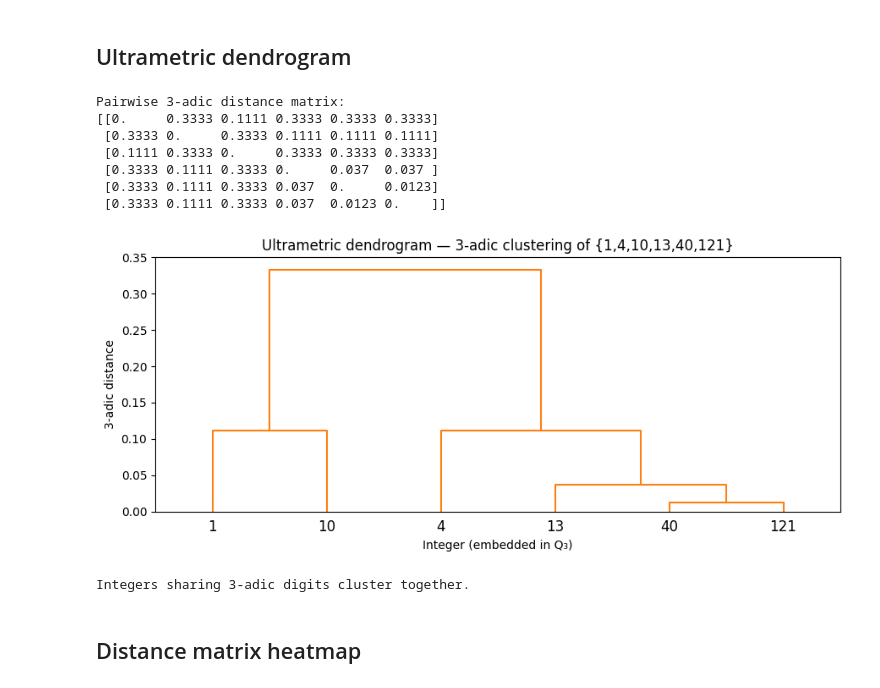
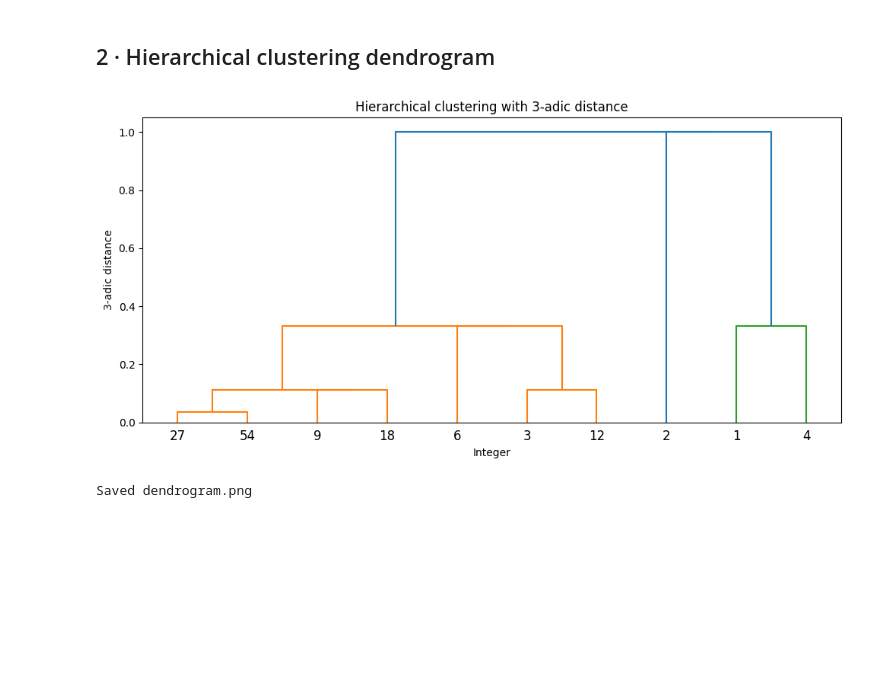
Before and after one commit to Mircus/padics, a Jupyter notebook: notebooks/04_ultrametric_ml.ipynb, the cells around one changed output. Saved outputs shown, nothing was run; the diff lists cells and outputs as text; code cells hidden in the pictures; blank space fills up the shorter version.

```diff
--- a/notebooks/04_ultrametric_ml.ipynb
+++ b/notebooks/04_ultrametric_ml.ipynb
@@ -23,0 +37,16 @@ Libraries loaded ✓
+# %%
+ctx3 = QpContext(p=3, prec=10)
+sample = [1, 2, 3, 4, 6, 9, 12, 18, 27, 54]
+pts    = [Qp.from_int(ctx3, n) for n in sample]
+D      = pairwise_padic_dist(pts)
+
+fig, ax = plt.subplots(figsize=(7, 6))
+im = ax.imshow(D, cmap="YlOrRd_r", vmin=0, vmax=1)
+ax.set_xticks(range(len(sample))); ax.set_yticks(range(len(sample)))
+ax.set_xticklabels(sample); ax.set_yticklabels(sample)
+plt.colorbar(im, ax=ax, label="3-adic distance")
+ax.set_title("Pairwise 3-adic distances\n(multiples of 3 cluster together)")
+plt.tight_layout()
+plt.savefig("dist_matrix.png", dpi=100, bbox_inches="tight")
+plt.show()
+print(f"Matrix shape: {D.shape}")
@@ -24,36 +56,16 @@ Libraries loaded ✓
 # %% [markdown]
-## Ultrametric dendrogram
+## 2 · Hierarchical clustering dendrogram
-# %%
-ctx = QpContext(3, prec=6)
-nums = [1, 4, 10, 13, 40, 121]
-X = [Qp.from_int(ctx, n) for n in nums]
-
-D = pairwise_padic_dist(X)
-print('Pairwise 3-adic distance matrix:')
-print(np.round(D, 4))
-# %% [output]
-Pairwise 3-adic distance matrix:
-[[0.     0.3333 0.1111 0.3333 0.3333 0.3333]
- [0.3333 0.     0.3333 0.1111 0.1111 0.1111]
- [0.1111 0.3333 0.     0.3333 0.3333 0.3333]
- [0.3333 0.1111 0.3333 0.     0.037  0.037 ]
- [0.3333 0.1111 0.3333 0.037  0.     0.0123]
- [0.3333 0.1111 0.3333 0.037  0.0123 0.    ]]
 # %%
-condensed = squareform(D)
-Z = linkage(condensed, method='complete')
-
-fig, ax = plt.subplots(figsize=(9, 4))
-dendrogram(Z, labels=[str(n) for n in nums], ax=ax, color_threshold=0.35)
-ax.set_title('Ultrametric dendrogram — 3-adic clustering of {1,4,10,13,40,121}', fontsize=12)
-ax.set_xlabel('Integer (embedded in Q₃)')
-ax.set_ylabel('3-adic distance')
+fig, ax = plt.subplots(figsize=(10, 5))
+Z = linkage(squareform(D, checks=False), method="complete")
+dendrogram(Z, labels=[str(n) for n in sample], ax=ax, color_threshold=0.4)
+ax.set_title("Hierarchical clustering with 3-adic distance")
+ax.set_ylabel("3-adic distance")
+ax.set_xlabel("Integer")
 plt.tight_layout()
-plt.savefig('ultrametric_dendro.png', dpi=120, bbox_inches='tight')
+plt.savefig("dendrogram.png", dpi=100, bbox_inches="tight")
 plt.show()
-print('Integers sharing 3-adic digits cluster together.')
+print("Saved dendrogram.png")
 # %% [output]
-[figure, old version]
+[figure, new version]
-Integers sharing 3-adic digits cluster together.
+Saved dendrogram.png
-# %% [markdown]
-## Distance matrix heatmap
```
Also changed, not shown: parts of 16 cells of this notebook, 9 other files.
